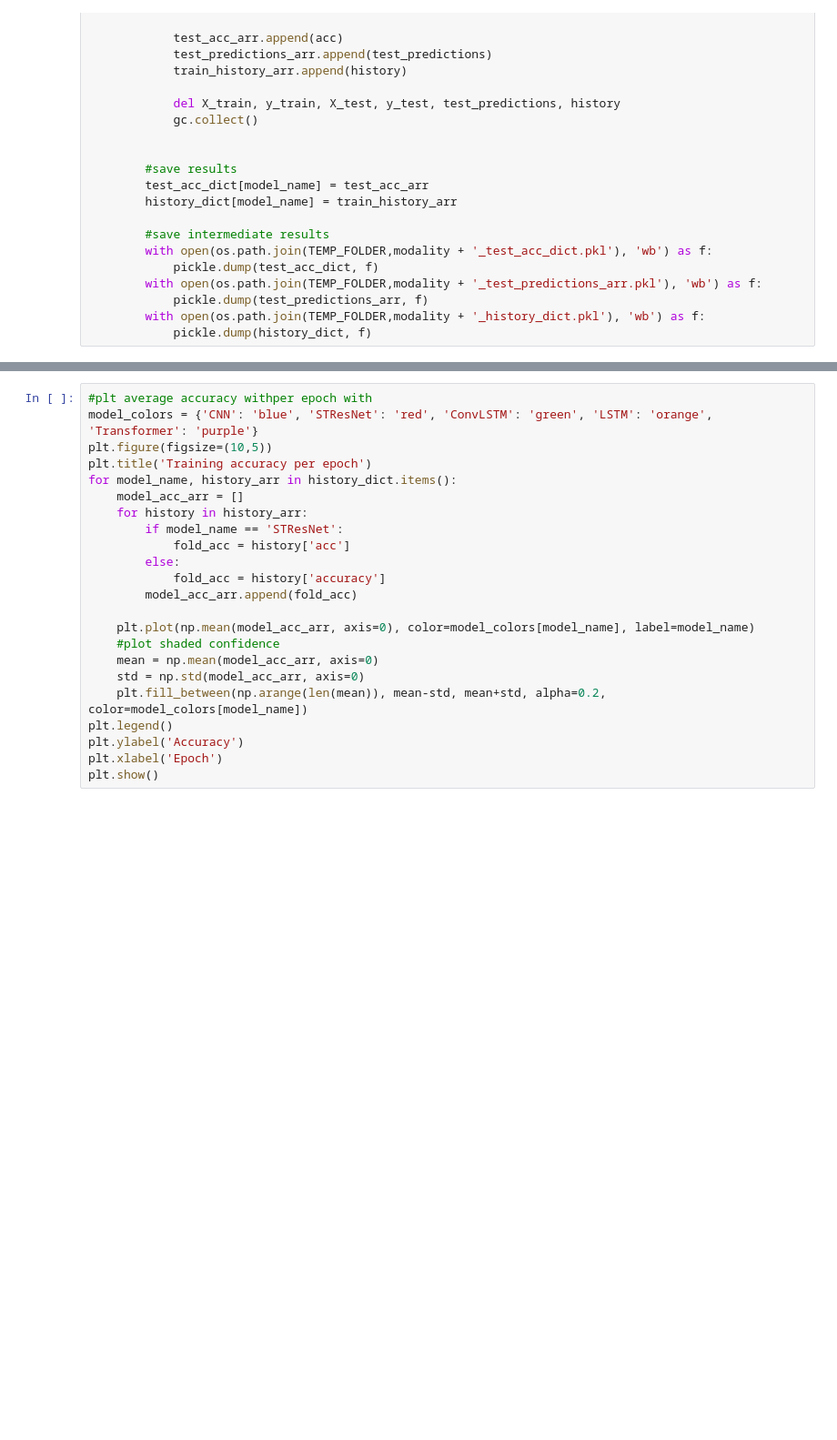
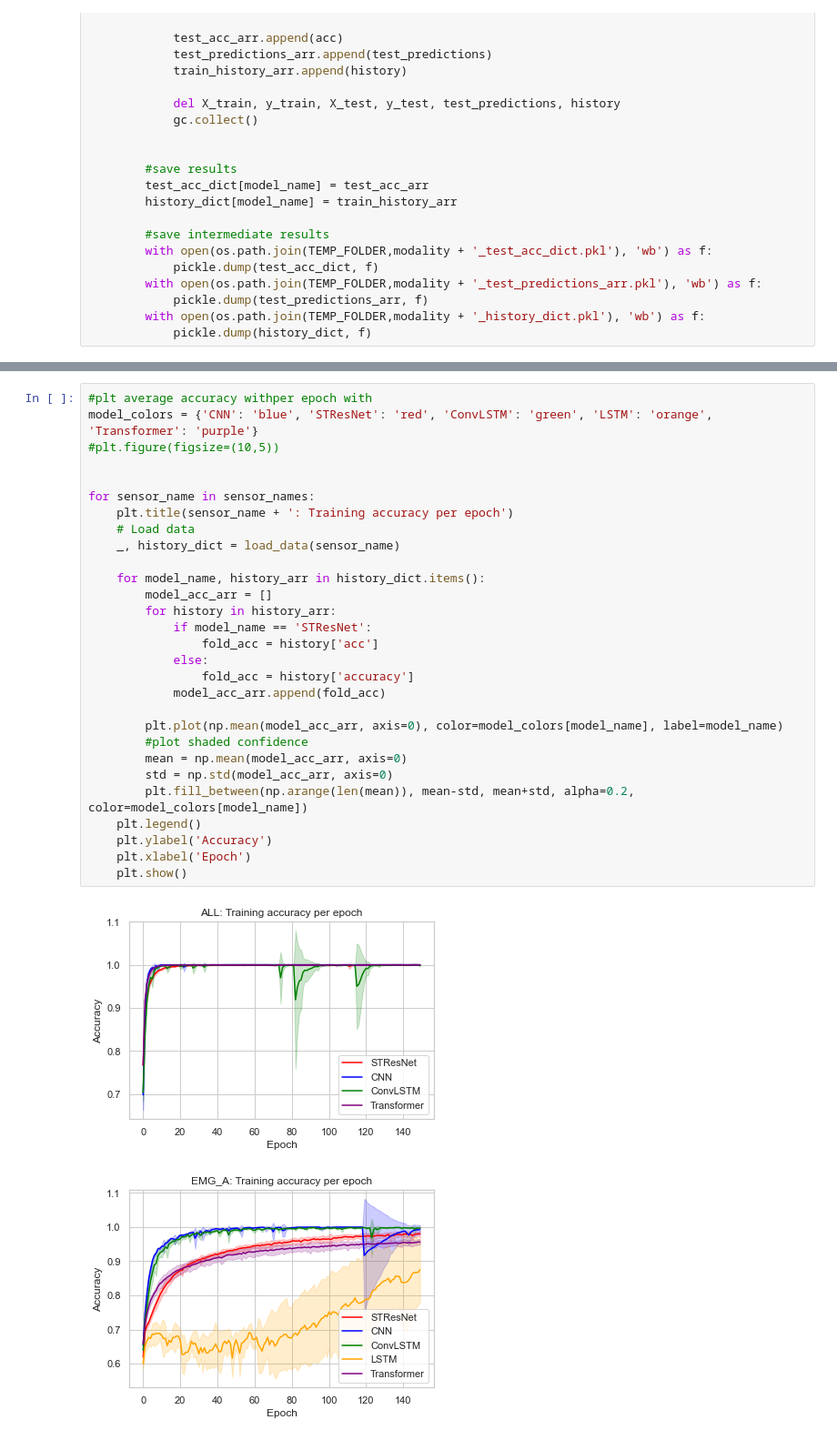
Before and after one commit to michalgnacek/co2-study, a Jupyter notebook: notebooks/7_end_to_end_train_eval.ipynb, the cells around one changed output, grey strips where cells are left out. Shown at 91% size. Saved outputs shown, nothing was run; the diff lists cells and outputs as text; blank space fills up the shorter version.

```diff
--- a/notebooks/7_end_to_end_train_eval.ipynb
+++ b/notebooks/7_end_to_end_train_eval.ipynb
@@ -440,23 +551,32 @@ results_df
 # %%
 #plt average accuracy withper epoch with
 model_colors = {'CNN': 'blue', 'STResNet': 'red', 'ConvLSTM': 'green', 'LSTM': 'orange', 'Transformer': 'purple'}
-plt.figure(figsize=(10,5))
-plt.title('Training accuracy per epoch')
-for model_name, history_arr in history_dict.items():
-    model_acc_arr = []
-    for history in history_arr:
-        if model_name == 'STResNet':
-            fold_acc = history['acc']
-        else:
-            fold_acc = history['accuracy']
-        model_acc_arr.append(fold_acc)
+#plt.figure(figsize=(10,5))
 
-    plt.plot(np.mean(model_acc_arr, axis=0), color=model_colors[model_name], label=model_name)
-    #plot shaded confidence
-    mean = np.mean(model_acc_arr, axis=0)
-    std = np.std(model_acc_arr, axis=0)
-    plt.fill_between(np.arange(len(mean)), mean-std, mean+std, alpha=0.2, color=model_colors[model_name])
-plt.legend()
-plt.ylabel('Accuracy')
-plt.xlabel('Epoch')
-plt.show()
+
+for sensor_name in sensor_names:
+    plt.title(sensor_name + ': Training accuracy per epoch')
+    # Load data
+    _, history_dict = load_data(sensor_name)
+
+    for model_name, history_arr in history_dict.items():
+        model_acc_arr = []
+        for history in history_arr:
+            if model_name == 'STResNet':
+                fold_acc = history['acc']
+            else:
+                fold_acc = history['accuracy']
+            model_acc_arr.append(fold_acc)
+
+        plt.plot(np.mean(model_acc_arr, axis=0), color=model_colors[model_name], label=model_name)
+        #plot shaded confidence
+        mean = np.mean(model_acc_arr, axis=0)
+        std = np.std(model_acc_arr, axis=0)
+        plt.fill_between(np.arange(len(mean)), mean-std, mean+std, alpha=0.2, color=model_colors[model_name])
+    plt.legend()
+    plt.ylabel('Accuracy')
+    plt.xlabel('Epoch')
+    plt.show()
+# %% [output]
+[figure, added]
+[figure, added]
```
Also changed, not shown: parts of 8 cells of this notebook, 4 other files.
